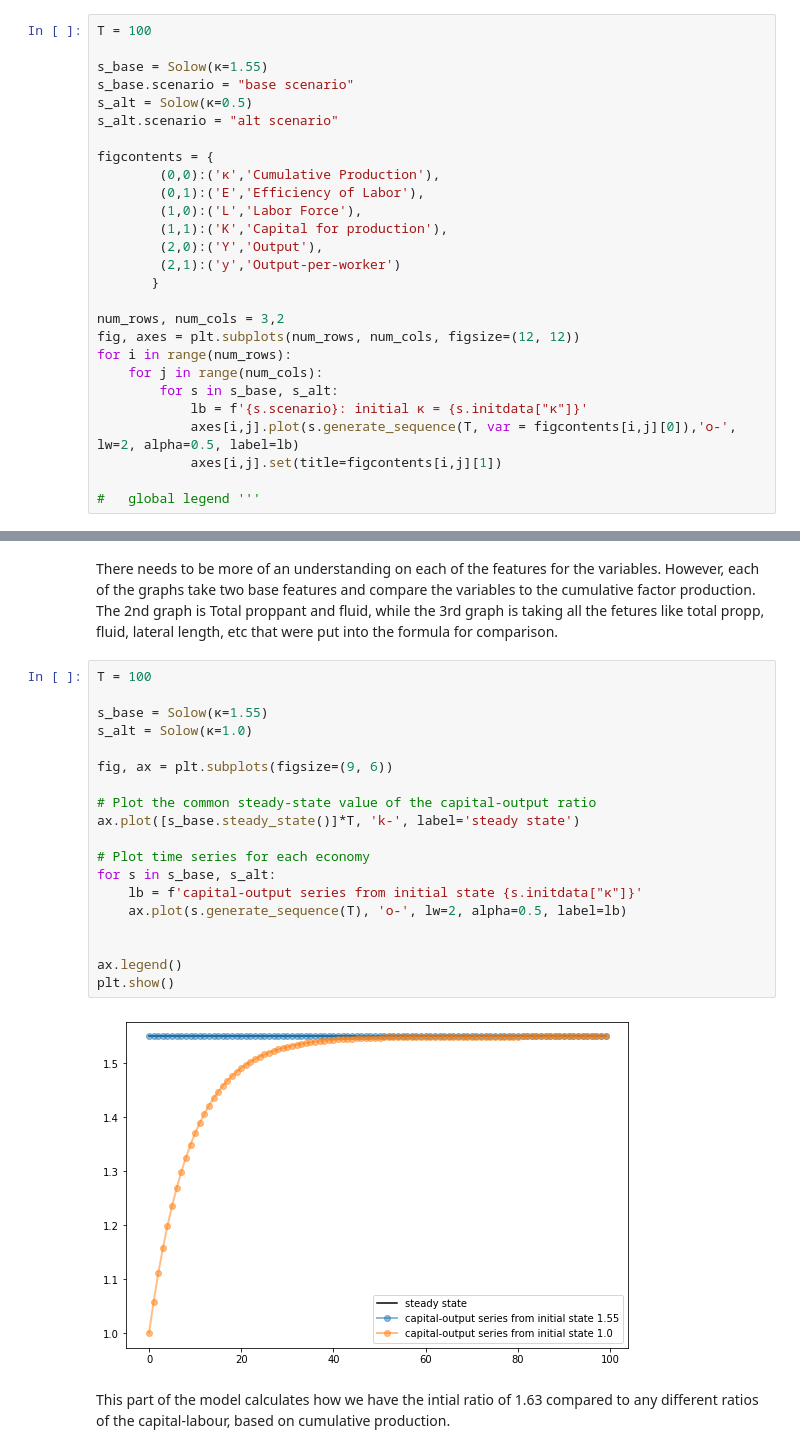
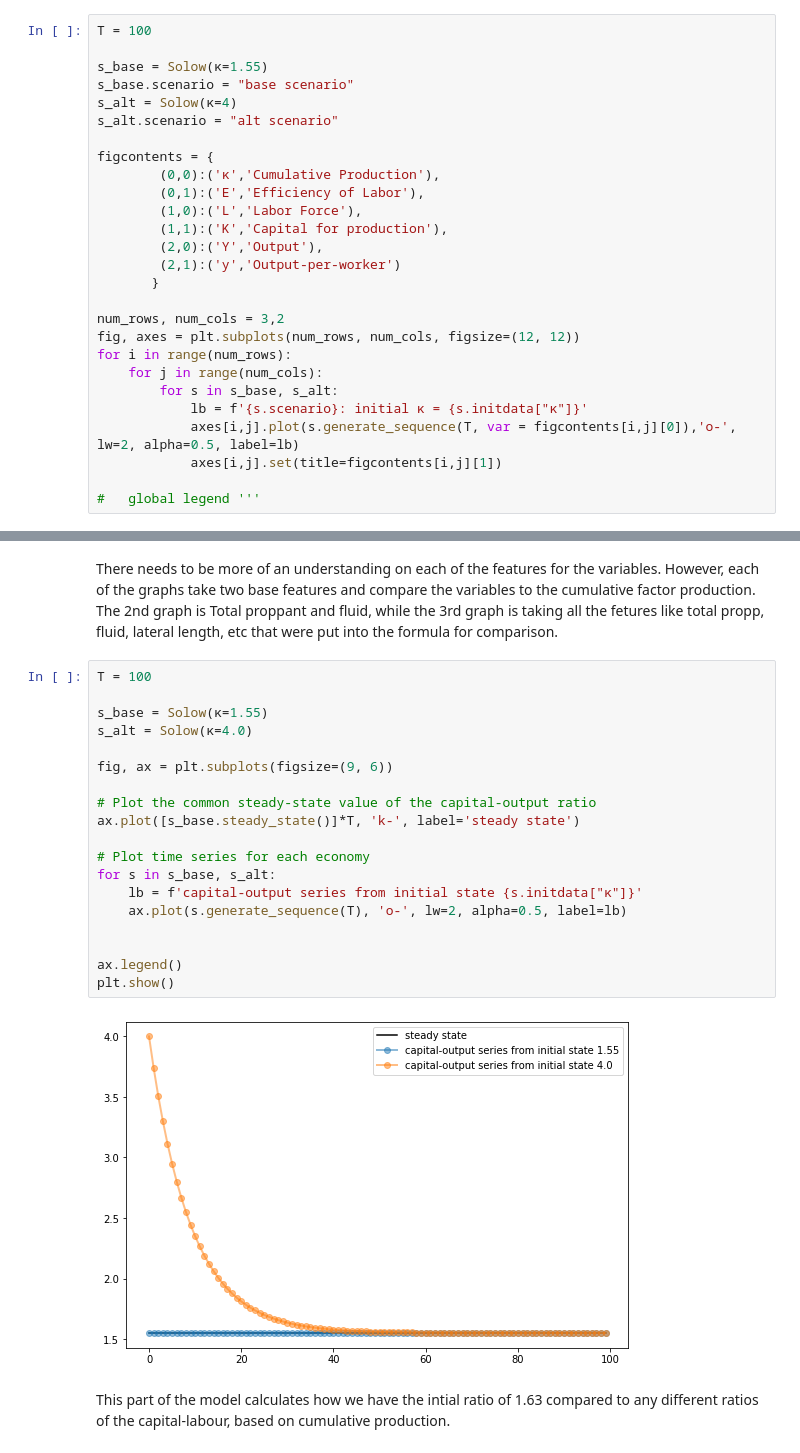
Before and after one commit to FRI-Energy-Analytics/2020_summer_fellows, a Jupyter notebook: Feature Selection - Novel Viz/Model_Testing/Solow.ipynb, the cells around one changed output, grey strips where cells are left out. Saved outputs shown, nothing was run; the diff lists cells and outputs as text.

```diff
--- a/Feature Selection - Novel Viz/Model_Testing/Solow.ipynb
+++ b/Feature Selection - Novel Viz/Model_Testing/Solow.ipynb
@@ -137,7 +141,7 @@ T = 100
 
 s_base = Solow(κ=1.55)
 s_base.scenario = "base scenario"
-s_alt = Solow(κ=0.5)
+s_alt = Solow(κ=4)
 s_alt.scenario = "alt scenario"
 
 figcontents = {
@@ -166,24 +170,24 @@ There needs to be more of an understanding on each of the features for the varia
 # %%
 T = 100
 
 s_base = Solow(κ=1.55)
-s_alt = Solow(κ=1.0)
+s_alt = Solow(κ=4.0)
 
 fig, ax = plt.subplots(figsize=(9, 6))
 
 # Plot the common steady-state value of the capital-output ratio
 ax.plot([s_base.steady_state()]*T, 'k-', label='steady state')
 
 # Plot time series for each economy
 for s in s_base, s_alt:
     lb = f'capital-output series from initial state {s.initdata["κ"]}'
     ax.plot(s.generate_sequence(T), 'o-', lw=2, alpha=0.5, label=lb)
 
 
 ax.legend()
 plt.show()
 # %% [output]
-[figure, old version]
+[figure, new version]
 # %% [markdown]
 This part of the model calculates how we have the intial ratio of 1.63 compared to any different ratios of the capital-labour, based on cumulative production.
 # %%
```
Also changed, not shown: parts of 4 cells of this notebook.
